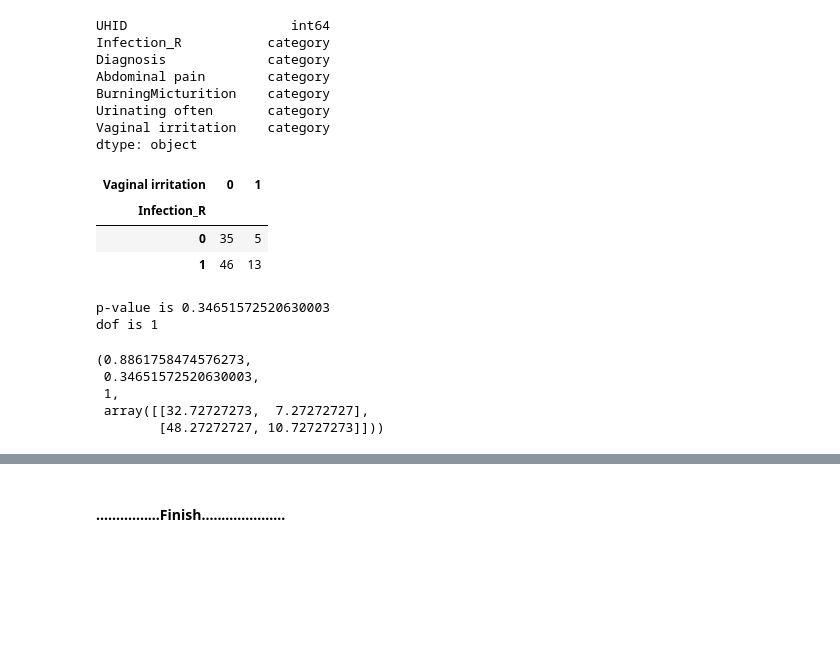
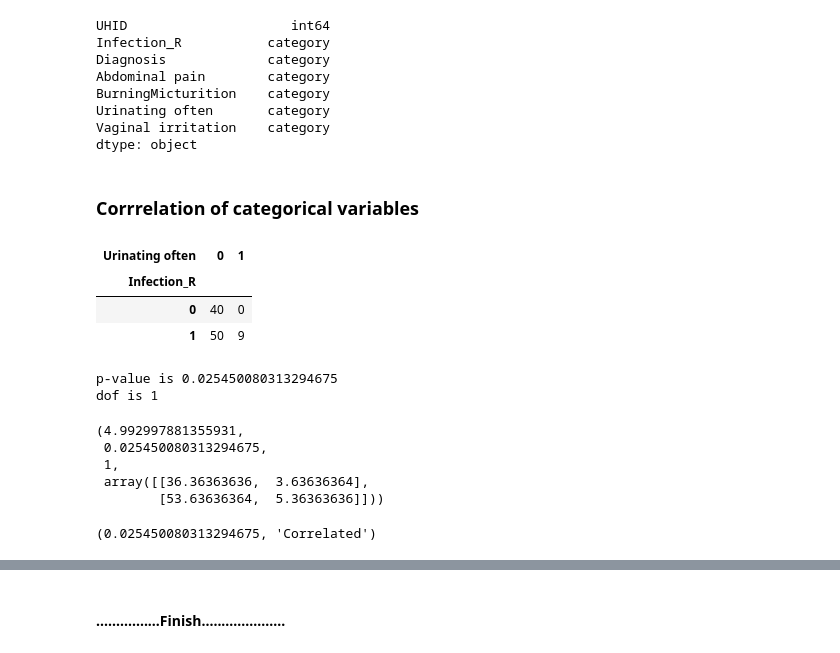
Before and after one commit to neeliit/DiagnosticsPy, a Jupyter notebook: comparision.ipynb, the cells around one changed output, grey strips where cells are left out. Drawn from its saved outputs; the diff is of its cells as text; code cells hidden in the pictures; blank space fills up the shorter version.

```diff
--- a/comparision.ipynb
+++ b/comparision.ipynb
@@ -736,15 +736,17 @@ BurningMicturition    category
 Urinating often       category
 Vaginal irritation    category
 dtype: object
+# %% [markdown]
+### Corrrelation of categorical variables
 # %%
 from scipy.stats import chi2_contingency
-cross_tab = pd.crosstab(index=df_sym['Infection_R'], columns=df_sym['Vaginal irritation'])
+cross_tab = pd.crosstab(index=df_sym['Infection_R'], columns=df_sym['Urinating often'])
 cross_tab
 # %% [output]
-| Vaginal irritation | 0 | 1 |
+| Urinating often | 0 | 1 |
 | Infection_R |  |  |
-| 0 | 35 | 5 |
-| 1 | 46 | 13 |
+| 0 | 40 | 0 |
+| 1 | 50 | 9 |
 # %%
 # defining the table
 stat, p, dof, expected = chi2_contingency(cross_tab,)
@@ -752,10 +754,10 @@ print("p-value is " + str(p))
 print("dof is " + str(dof))
 (stat, p, dof, expected)
 # %% [output]
-p-value is 0.34651572520630003
+p-value is 0.025450080313294675
 dof is 1
-(0.8861758474576273,
- 0.34651572520630003,
+(4.992997881355931,
+ 0.025450080313294675,
  1,
- array([[32.72727273,  7.27272727],
-        [48.27272727, 10.72727273]]))
+ array([[36.36363636,  3.63636364],
+        [53.63636364,  5.36363636]]))
@@ -761,0 +770,4 @@ dof is 1
+# %%
+is_correlated('Infection_R', 'Urinating often')
+# %% [output]
+(0.025450080313294675, 'Correlated')
```
Also changed, not shown: parts of 6 cells of this notebook.
